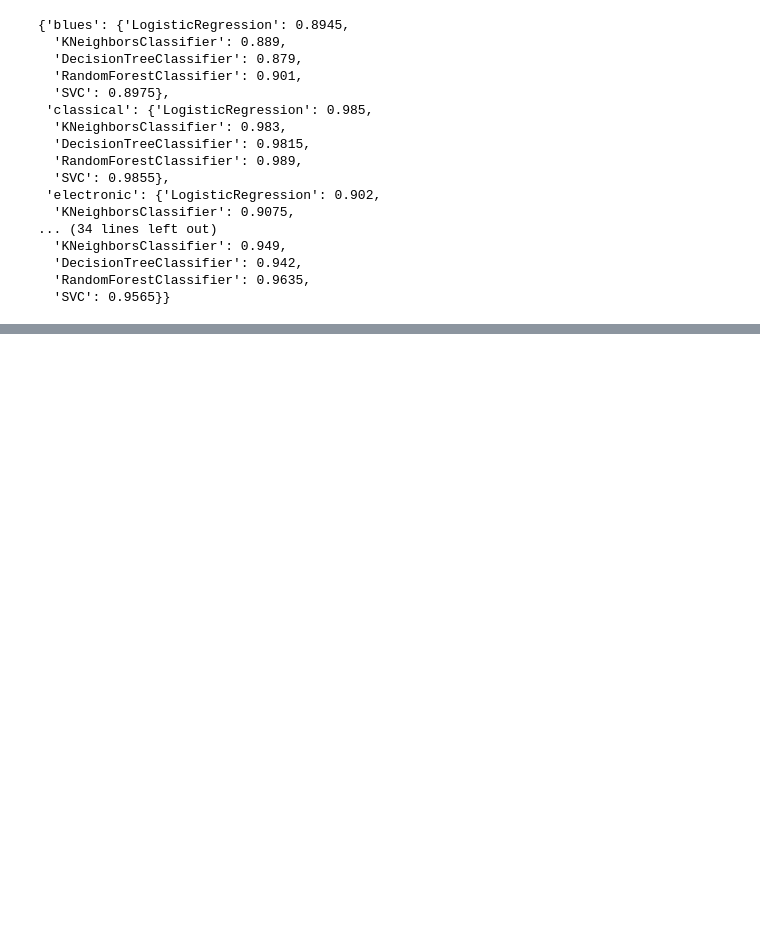
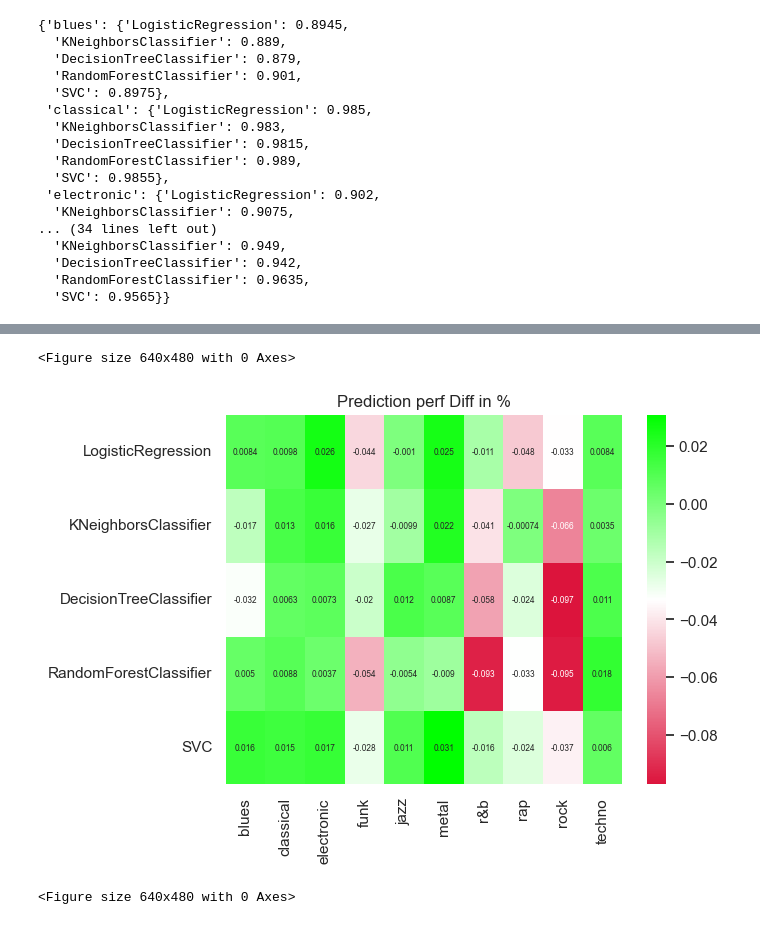
Before and after one commit to alpargur/machine-learning-101, a Jupyter notebook: dev/genre-classification/initial_datatraining_1k.ipynb, the cells around one changed output, grey strips where cells are left out. Drawn from its saved outputs; the diff is of its cells as text; code cells hidden in the pictures; blank space fills up the shorter version.

Commit message:
Updated Pred. Perf. heatmap Colors to make it easier to interpret

```diff
--- a/dev/genre-classification/initial_datatraining_1k.ipynb
+++ b/dev/genre-classification/initial_datatraining_1k.ipynb
@@ -208,0 +199,12 @@ plt.figure()
+# %%
+import numpy as np
+from matplotlib.colors import LinearSegmentedColormap
+cmap = LinearSegmentedColormap.from_list('RedGreenRed', ['crimson', 'white', 'lime'])
+sns.heatmap(performance_diff, annot=True, cmap=cmap, annot_kws={'fontsize': 6})
+# Plot data on a logarithmic scale
+plt.title("Prediction perf Diff in %")
+plt.figure()
+# %% [output]
+<Figure size 640x480 with 0 Axes>
+[figure, added]
+<Figure size 640x480 with 0 Axes>
```
Also changed, not shown: parts of 5 cells of this notebook.
